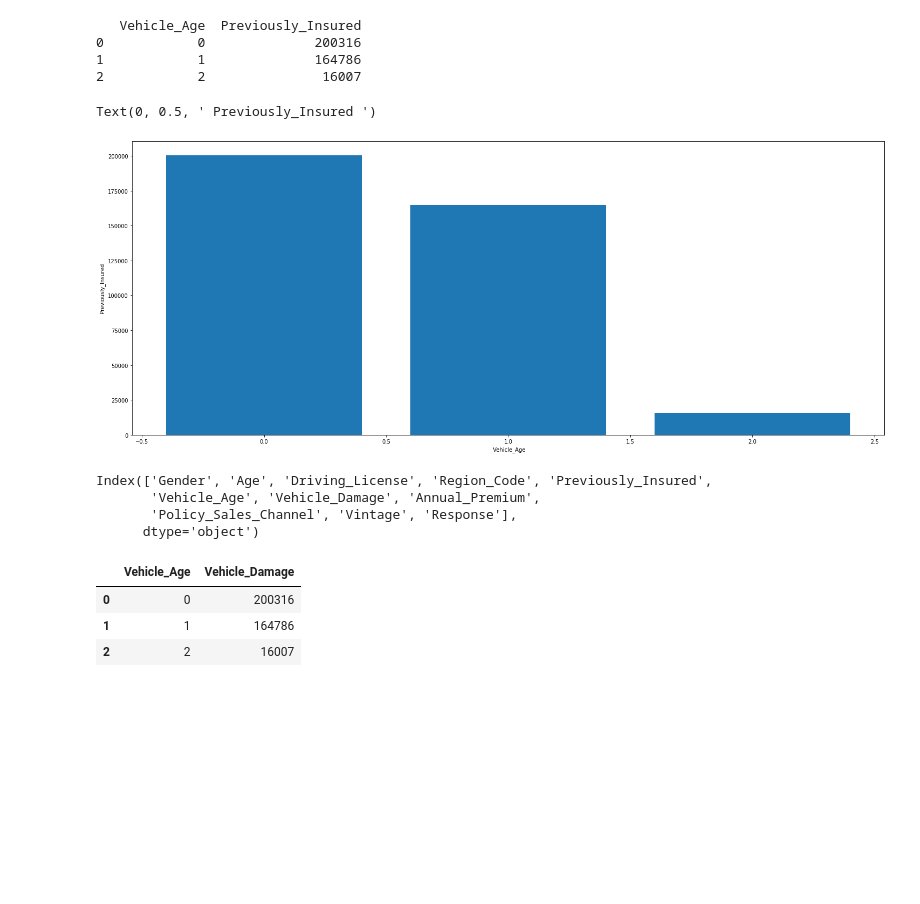
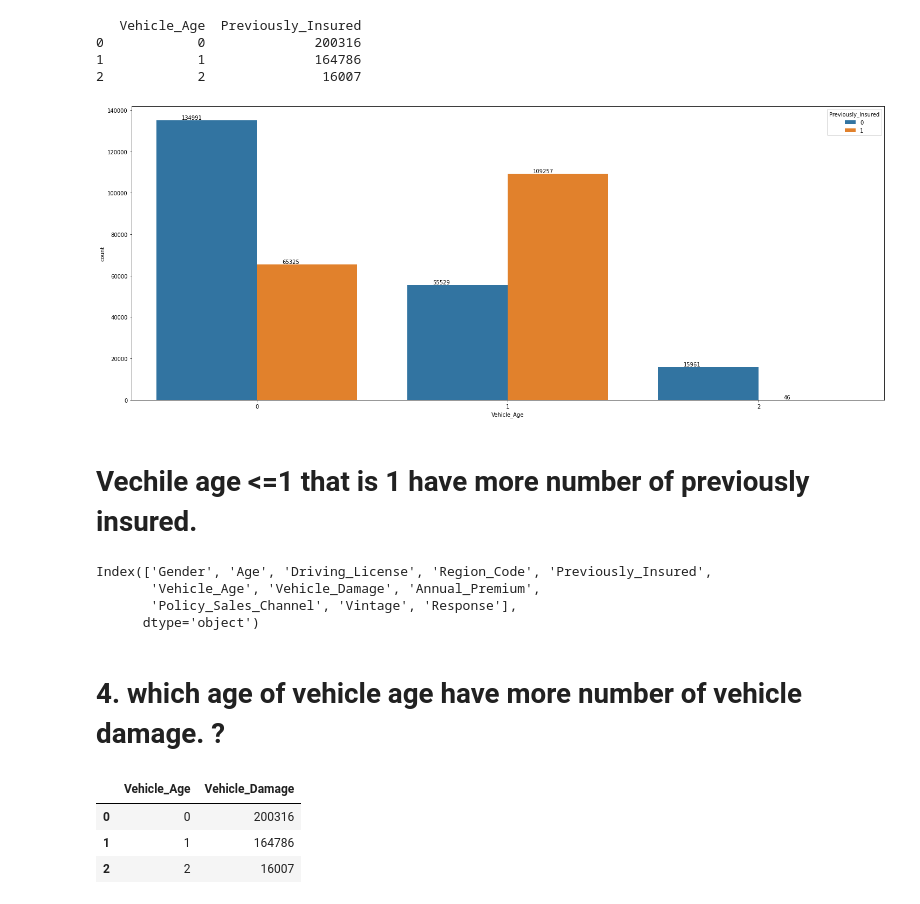
Before and after one commit to 143biswajit/HEALTH-INSURANCE-CROSS-SELL-PREDICTION, a Jupyter notebook: HEALTH_INSURANCE_CROSS_SELL_PREDICTION.ipynb, the cells around one changed output. Drawn from its saved outputs; the diff is of its cells as text; code cells hidden in the pictures; blank space fills up the shorter version.

```diff
--- a/HEALTH_INSURANCE_CROSS_SELL_PREDICTION.ipynb
+++ b/HEALTH_INSURANCE_CROSS_SELL_PREDICTION.ipynb
@@ -477,15 +452,18 @@ print(ab)
 0            0              200316
 1            1              164786
 2            2               16007
-# %%
-code = ab.loc[:,'Vehicle_Age']
-insured = ab.loc[:,'Previously_Insured']
-plt.bar(code,insured)
-plt.xlabel(" Vehicle_Age")
-plt.ylabel(" Previously_Insured ")
-# %% [output]
-Text(0, 0.5, ' Previously_Insured ')
-[figure, removed]
+# %%
+from seaborn.categorical import countplot
+plt.figure(figsize  = (25,10))
+ax = countplot(x = 'Vehicle_Age' ,data= df , hue = 'Previously_Insured')
+for p in ax.patches:
+    ax.annotate((p.get_height()), (p.get_x() +0.1, p.get_height()+500))
+# %% [output]
+[figure, added]
+# %% [markdown]
+
+
+#  Vechile age <=1 that is 1  have more number of previously insured.
 # %%
 df.columns
 # %% [output]
@@ -493,6 +471,8 @@ Index(['Gender', 'Age', 'Driving_License', 'Region_Code', 'Previously_Insured',
        'Vehicle_Age', 'Vehicle_Damage', 'Annual_Premium',
        'Policy_Sales_Channel', 'Vintage', 'Response'],
       dtype='object')
+# %% [markdown]
+# 4. which age of vehicle age  have more number of vehicle damage. ?
 # %%
 #
 ab = df.groupby('Vehicle_Age')['Vehicle_Damage'].count().reset_index().sort_values(by='Vehicle_Damage',ascending=False)
```
Also changed, not shown: parts of 18 cells of this notebook.
